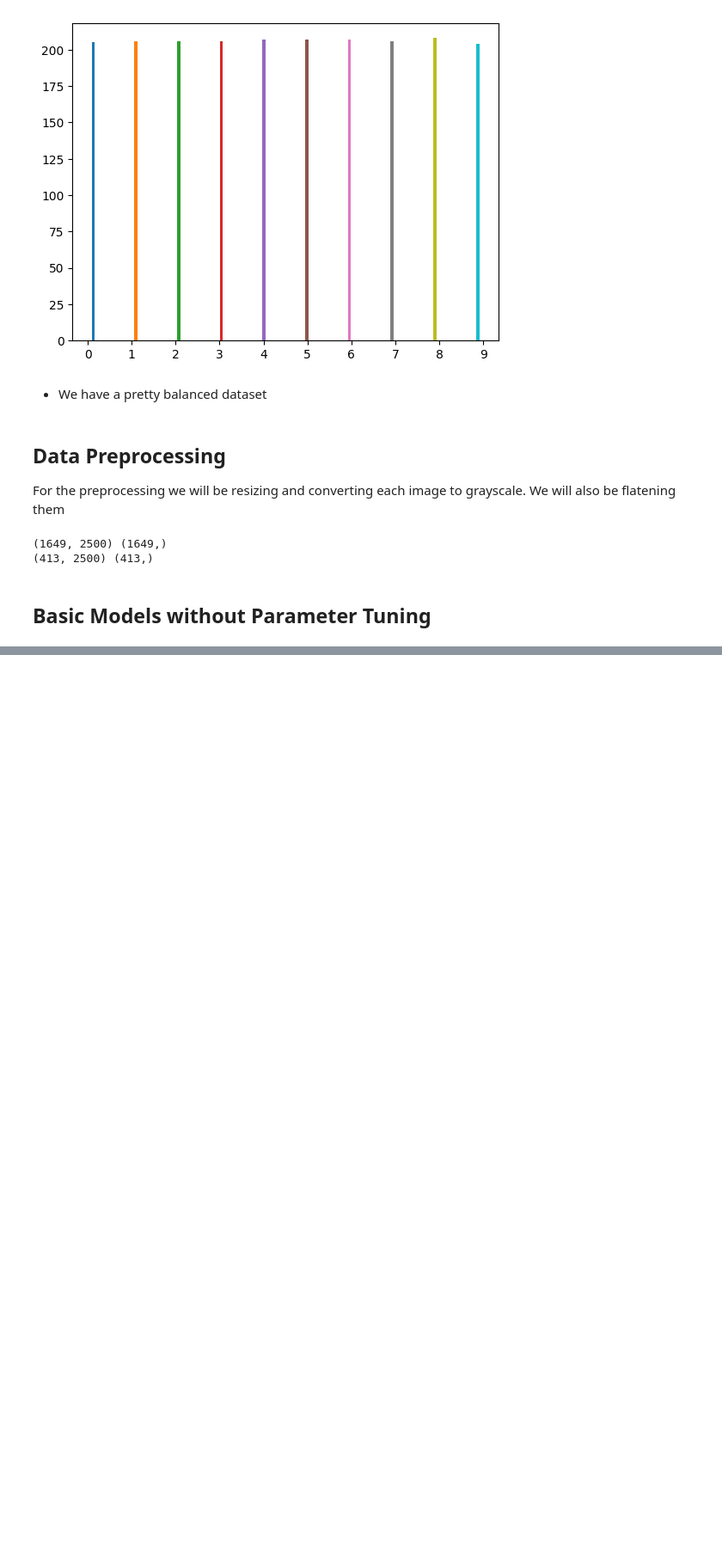
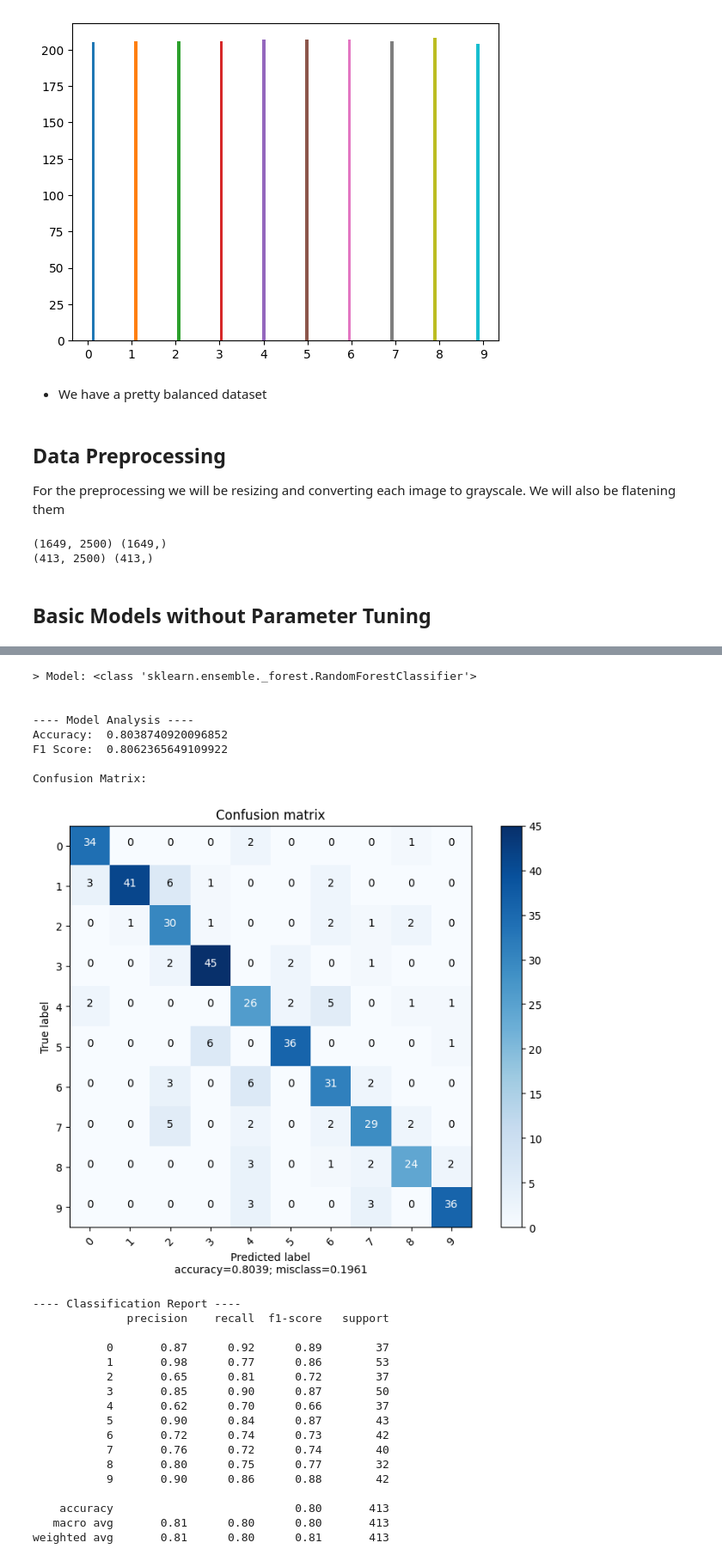
Before and after one commit to hc-sousa/sign-language-digits, a Jupyter notebook: src/main.ipynb, the cells around one changed output, grey strips where cells are left out. Shown at 86% size. Drawn from its saved outputs; the diff is of its cells as text; code cells hidden in the pictures; blank space fills up the shorter version.

```diff
--- a/src/main.ipynb
+++ b/src/main.ipynb
@@ -188,2 +307,35 @@ Train 1.0
+# %%
+# Random Forest Classifier
+from sklearn.ensemble import RandomForestClassifier
+clf_rft = train_and_analyze(RandomForestClassifier(), x_train, y_train, x_test, y_test)
+
+save_model("random_forest.sav", clf_rft)
+# %% [output]
+> Model: <class 'sklearn.ensemble._forest.RandomForestClassifier'>
+
+
+---- Model Analysis ----
+Accuracy:  0.8038740920096852
+F1 Score:  0.8062365649109922
+
+Confusion Matrix:
+[figure, added]
+---- Classification Report ----
+              precision    recall  f1-score   support
+
+           0       0.87      0.92      0.89        37
+           1       0.98      0.77      0.86        53
+           2       0.65      0.81      0.72        37
+           3       0.85      0.90      0.87        50
+           4       0.62      0.70      0.66        37
+           5       0.90      0.84      0.87        43
+           6       0.72      0.74      0.73        42
+           7       0.76      0.72      0.74        40
+           8       0.80      0.75      0.77        32
+           9       0.90      0.86      0.88        42
+
+    accuracy                           0.80       413
+   macro avg       0.81      0.80      0.80       413
+weighted avg       0.81      0.80      0.81       413
 # %%
 # Naive Bayes Classifier
```
Also changed, not shown: parts of 8 cells of this notebook, 2 other files.
